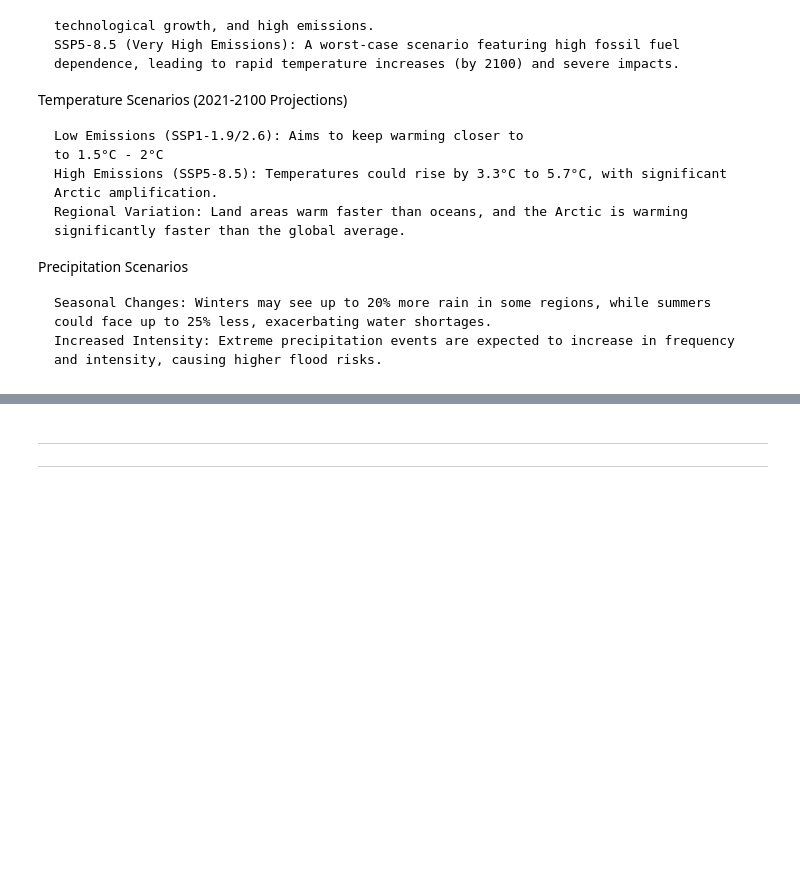
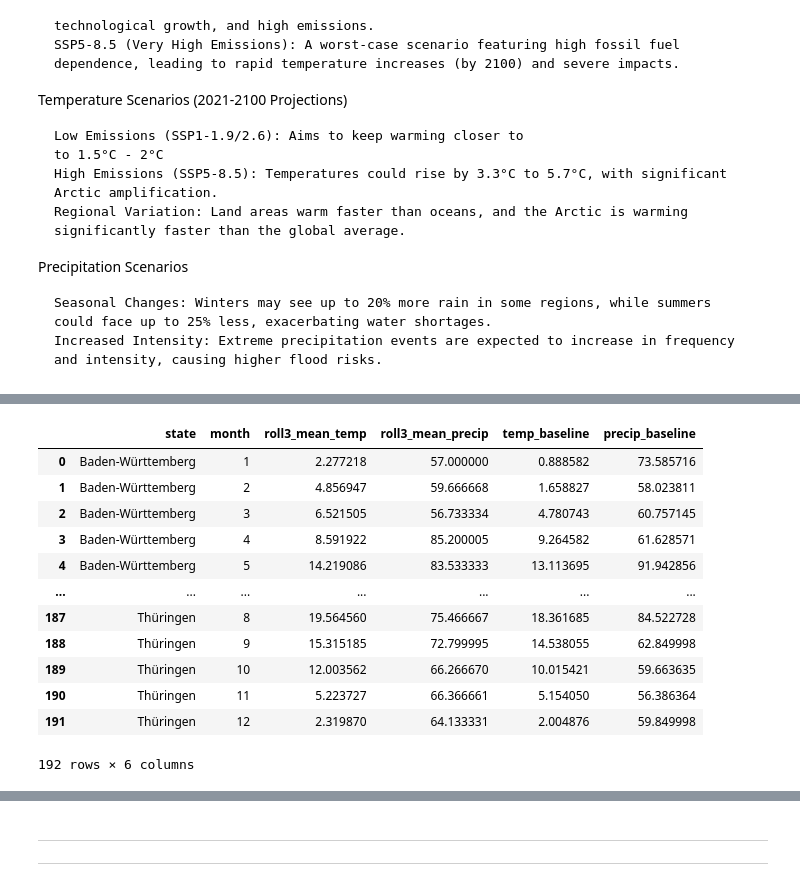
Before and after one commit to delmurphy/wildsignal, a Jupyter notebook: Notebooks/6.Streamlit_app.ipynb, the cells around one changed output, grey strips where cells are left out. Saved outputs shown, nothing was run; the diff lists cells and outputs as text; code cells hidden in the pictures; blank space fills up the shorter version.

```diff
--- a/Notebooks/6.Streamlit_app.ipynb
+++ b/Notebooks/6.Streamlit_app.ipynb
@@ -72,0 +218,40 @@ Also give preset scenarios based on ICPP projections
+# %%
+baseline = df.groupby(['state', 'month']).agg(
+    temp_mean = ('mean_temp', 'mean'),
+    temp_std = ('mean_temp', 'std'),
+    temp_baseline = ('baseline_temp', 'max'),
+    precip_mean = ('total_precip', 'mean'),
+    precip_std = ('total_precip', 'std'),
+    precip_baseline = ('baseline_precip', 'max')
+).reset_index()
+
+# Get mean values for past 3 years for temp and precip per month in historic data
+# note - on original scale
+max_year = df['year'].max()
+recent_weather = (df.loc[df['year']>(max_year-3), ['state', 'month', 'mean_temp', 'total_precip']]
+                        .groupby(['state', 'month'])
+                        .agg(
+                            roll3_mean_temp=('mean_temp', 'mean'),
+                            roll3_mean_precip=('total_precip', 'mean')
+                        )).reset_index()
+
+# create future weather df
+future_weather = (recent_weather
+                  .merge(
+                      baseline[['state', 'month', 'temp_baseline', 'precip_baseline']],
+                      how = 'left'))
+future_weather
+# %% [output]
+|  | state | month | roll3_mean_temp | roll3_mean_precip | temp_baseline | precip_baseline |
+| 0 | Baden-Württemberg | 1 | 2.277218 | 57.000000 | 0.888582 | 73.585716 |
+| 1 | Baden-Württemberg | 2 | 4.856947 | 59.666668 | 1.658827 | 58.023811 |
+| 2 | Baden-Württemberg | 3 | 6.521505 | 56.733334 | 4.780743 | 60.757145 |
+| 3 | Baden-Württemberg | 4 | 8.591922 | 85.200005 | 9.264582 | 61.628571 |
+| 4 | Baden-Württemberg | 5 | 14.219086 | 83.533333 | 13.113695 | 91.942856 |
+| ... | ... | ... | ... | ... | ... | ... |
+| 187 | Thüringen | 8 | 19.564560 | 75.466667 | 18.361685 | 84.522728 |
+| 188 | Thüringen | 9 | 15.315185 | 72.799995 | 14.538055 | 62.849998 |
+| 189 | Thüringen | 10 | 12.003562 | 66.266670 | 10.015421 | 59.663635 |
+| 190 | Thüringen | 11 | 5.223727 | 66.366661 | 5.154050 | 56.386364 |
+| 191 | Thüringen | 12 | 2.319870 | 64.133331 | 2.004876 | 59.849998 |
+192 rows × 6 columns
```
Also changed, not shown: parts of 13 cells of this notebook.
